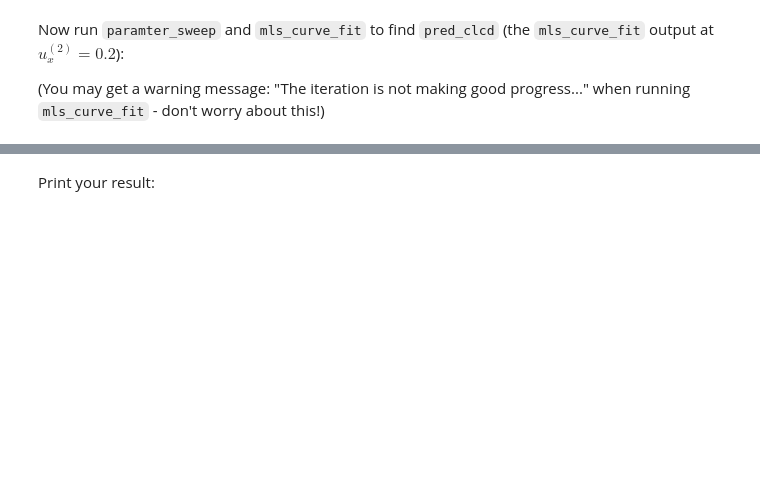
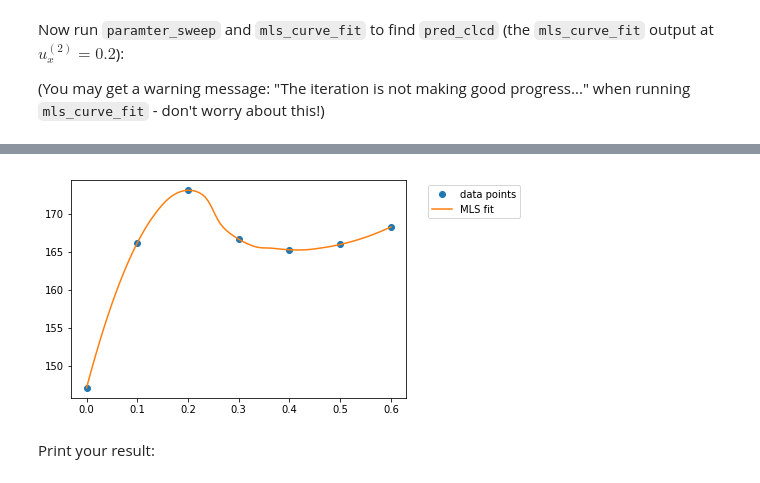
Before and after one commit to Onaroc/PythonLabs, a Jupyter notebook: Semester 2/optfoil.ipynb, the cells around one changed output, grey strips where cells are left out. Cells and saved outputs as stored; diff of their text form; code cells hidden in the pictures; blank space fills up the shorter version.

```diff
--- a/Semester 2/optfoil.ipynb
+++ b/Semester 2/optfoil.ipynb
@@ -108,0 +194,3 @@ raise NotImplementedError()
+# %%
+pred_clcd = mls_curve_fit(u2_array, cl, 0.2)
+# %% [output]
@@ -109,3 +198,4 @@ raise NotImplementedError()
+[figure, added]
 # %% [markdown]
 Print your result:
 # %%
```
Also changed, not shown: parts of 20 cells of this notebook, 3 other files.
